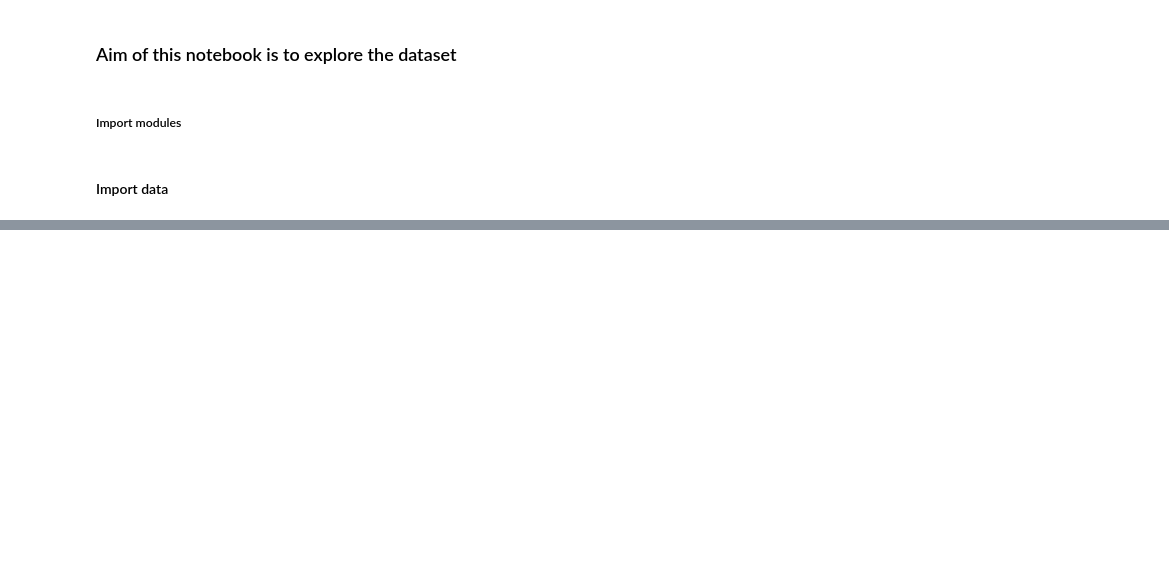
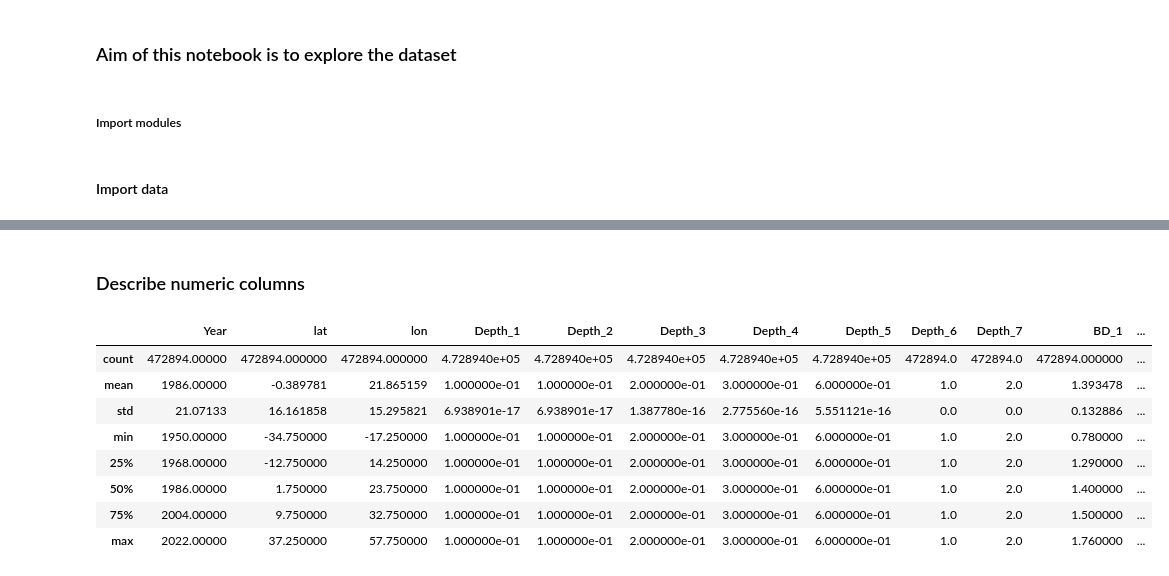
Before and after one commit to jtimko16/AutoML_Project2, a Jupyter notebook: notebooks/Data_exploration.ipynb, the cells around one changed output, grey strips where cells are left out. Saved outputs shown, nothing was run; the diff lists cells and outputs as text; code cells hidden in the pictures; blank space fills up the shorter version.

```diff
--- a/notebooks/Data_exploration.ipynb
+++ b/notebooks/Data_exploration.ipynb
@@ -29,0 +30,23 @@ df.to_csv('../data/Final_Africa_Master_File.csv', index=False)
+# %%
+## Replace all NAs with 0
+df = df.fillna(0)
+
+# Infer data types (try to detect numeric types)
+df = df.infer_objects()
+# %% [markdown]
+### Describe numeric columns
+# %%
+## Display all columns
+pd.set_option('display.max_columns', None)
+## Explore numeric columns of df
+df.describe()
+# %% [output]
+|  | Year | lat | lon | Depth_1 | Depth_2 | Depth_3 | Depth_4 | Depth_5 | Depth_6 | Depth_7 | BD_1 | ... |
+| count | 472894.00000 | 472894.000000 | 472894.000000 | 4.728940e+05 | 4.728940e+05 | 4.728940e+05 | 4.728940e+05 | 4.728940e+05 | 472894.0 | 472894.0 | 472894.000000 | ... |
+| mean | 1986.00000 | -0.389781 | 21.865159 | 1.000000e-01 | 1.000000e-01 | 2.000000e-01 | 3.000000e-01 | 6.000000e-01 | 1.0 | 2.0 | 1.393478 | ... |
+| std | 21.07133 | 16.161858 | 15.295821 | 6.938901e-17 | 6.938901e-17 | 1.387780e-16 | 2.775560e-16 | 5.551121e-16 | 0.0 | 0.0 | 0.132886 | ... |
+| min | 1950.00000 | -34.750000 | -17.250000 | 1.000000e-01 | 1.000000e-01 | 2.000000e-01 | 3.000000e-01 | 6.000000e-01 | 1.0 | 2.0 | 0.780000 | ... |
+| 25% | 1968.00000 | -12.750000 | 14.250000 | 1.000000e-01 | 1.000000e-01 | 2.000000e-01 | 3.000000e-01 | 6.000000e-01 | 1.0 | 2.0 | 1.290000 | ... |
+| 50% | 1986.00000 | 1.750000 | 23.750000 | 1.000000e-01 | 1.000000e-01 | 2.000000e-01 | 3.000000e-01 | 6.000000e-01 | 1.0 | 2.0 | 1.400000 | ... |
+| 75% | 2004.00000 | 9.750000 | 32.750000 | 1.000000e-01 | 1.000000e-01 | 2.000000e-01 | 3.000000e-01 | 6.000000e-01 | 1.0 | 2.0 | 1.500000 | ... |
+| max | 2022.00000 | 37.250000 | 57.750000 | 1.000000e-01 | 1.000000e-01 | 2.000000e-01 | 3.000000e-01 | 6.000000e-01 | 1.0 | 2.0 | 1.760000 | ... |
```
Also changed, not shown: parts of 6 cells of this notebook.
